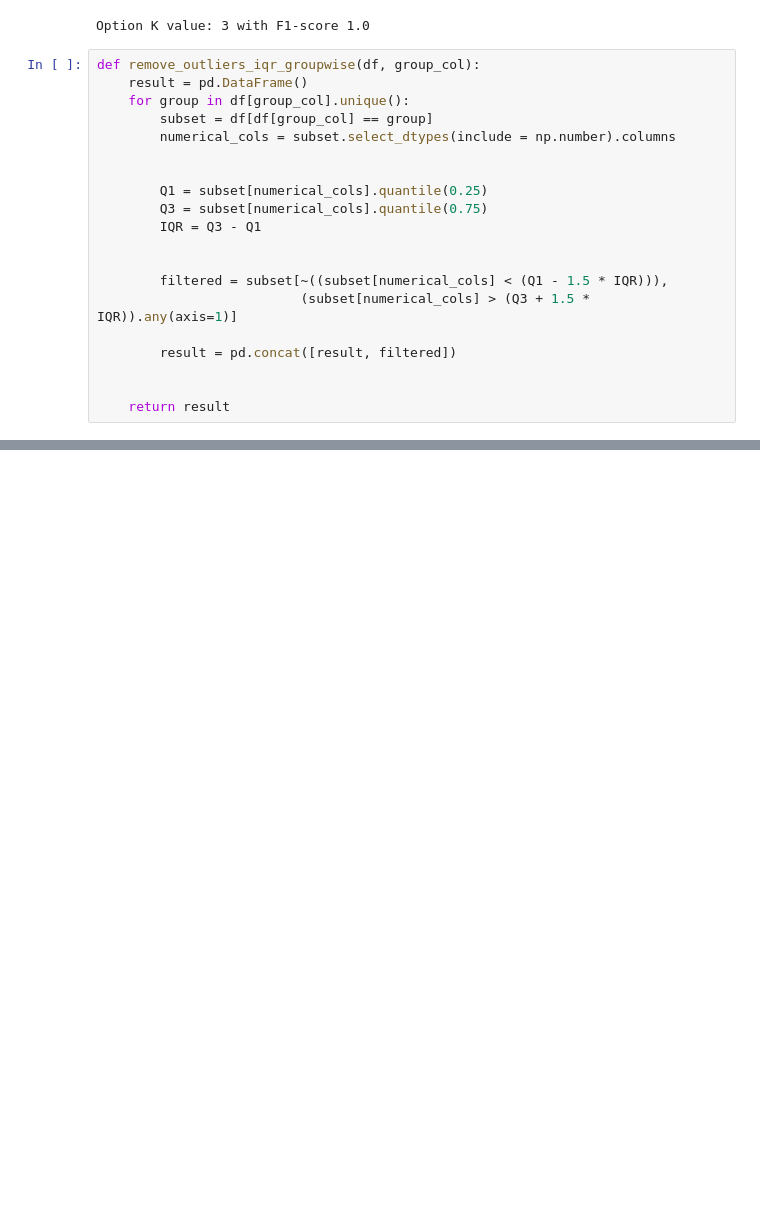
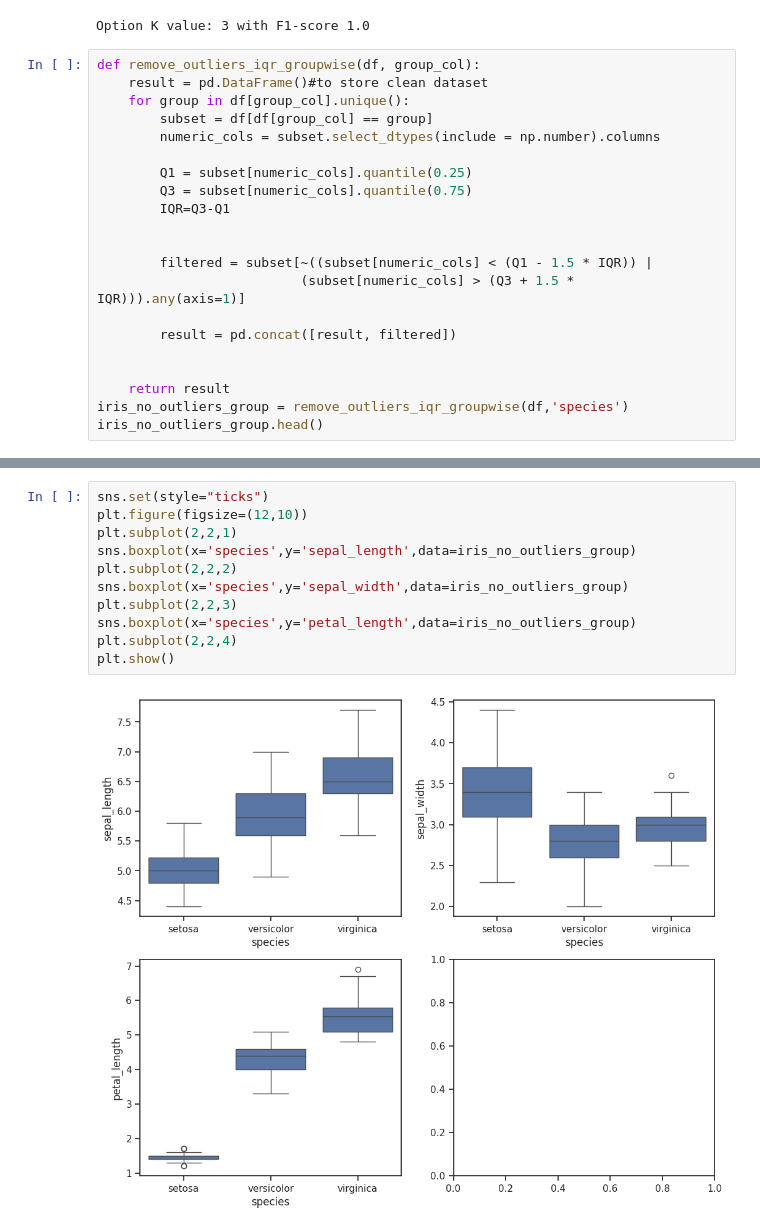
Before and after one commit to anmolS-1104/SML, a Jupyter notebook: SML /Exp 5(K-NN).ipynb, the cells around one changed output, grey strips where cells are left out. Saved outputs shown, nothing was run; the diff lists cells and outputs as text; blank space fills up the shorter version.

```diff
--- a/SML /Exp 5(K-NN).ipynb
+++ b/SML /Exp 5(K-NN).ipynb
@@ -120,21 +124,22 @@ print("Option K value:",best_k,"with F1-score",best_f1_score)
 Option K value: 3 with F1-score 1.0
 # %%
 def remove_outliers_iqr_groupwise(df, group_col):
-    result = pd.DataFrame()
+    result = pd.DataFrame()#to store clean dataset
     for group in df[group_col].unique():
         subset = df[df[group_col] == group]
-        numerical_cols = subset.select_dtypes(include = np.number).columns
+        numeric_cols = subset.select_dtypes(include = np.number).columns
+
+        Q1 = subset[numeric_cols].quantile(0.25)
+        Q3 = subset[numeric_cols].quantile(0.75)
+        IQR=Q3-Q1
 
 
-        Q1 = subset[numerical_cols].quantile(0.25)
-        Q3 = subset[numerical_cols].quantile(0.75)
-        IQR = Q3 - Q1
-
-
-        filtered = subset[~((subset[numerical_cols] < (Q1 - 1.5 * IQR))),
-                          (subset[numerical_cols] > (Q3 + 1.5 * IQR)).any(axis=1)]
+        filtered = subset[~((subset[numeric_cols] < (Q1 - 1.5 * IQR)) |
+                          (subset[numeric_cols] > (Q3 + 1.5 * IQR))).any(axis=1)]
 
         result = pd.concat([result, filtered])
 
 
     return result
+iris_no_outliers_group = remove_outliers_iqr_groupwise(df,'species')
+iris_no_outliers_group.head()
@@ -140,0 +159,13 @@ def remove_outliers_iqr_groupwise(df, group_col):
+# %%
+sns.set(style="ticks")
+plt.figure(figsize=(12,10))
+plt.subplot(2,2,1)
+sns.boxplot(x='species',y='sepal_length',data=iris_no_outliers_group)
+plt.subplot(2,2,2)
+sns.boxplot(x='species',y='sepal_width',data=iris_no_outliers_group)
+plt.subplot(2,2,3)
+sns.boxplot(x='species',y='petal_length',data=iris_no_outliers_group)
+plt.subplot(2,2,4)
+plt.show()
+# %% [output]
+[figure, added]
```
Also changed, not shown: parts of 5 cells of this notebook.
